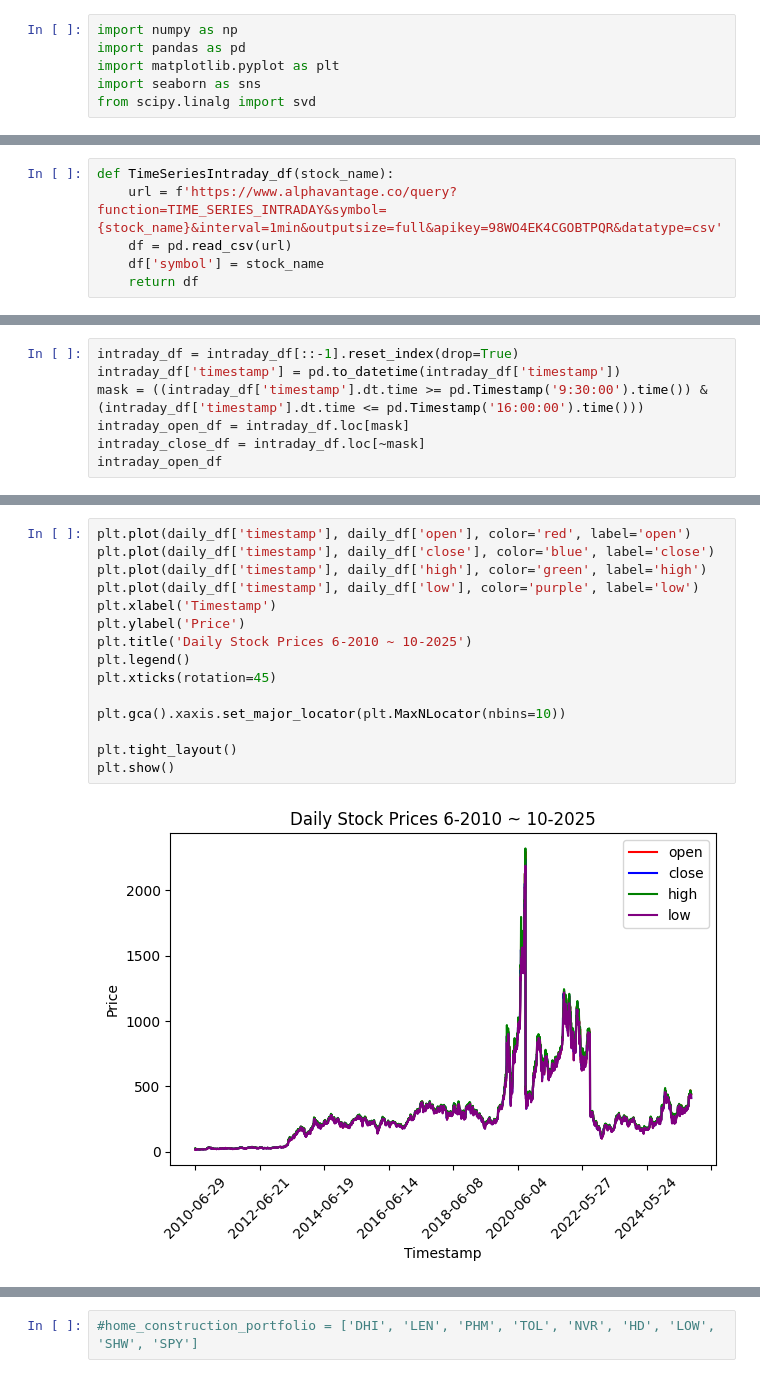
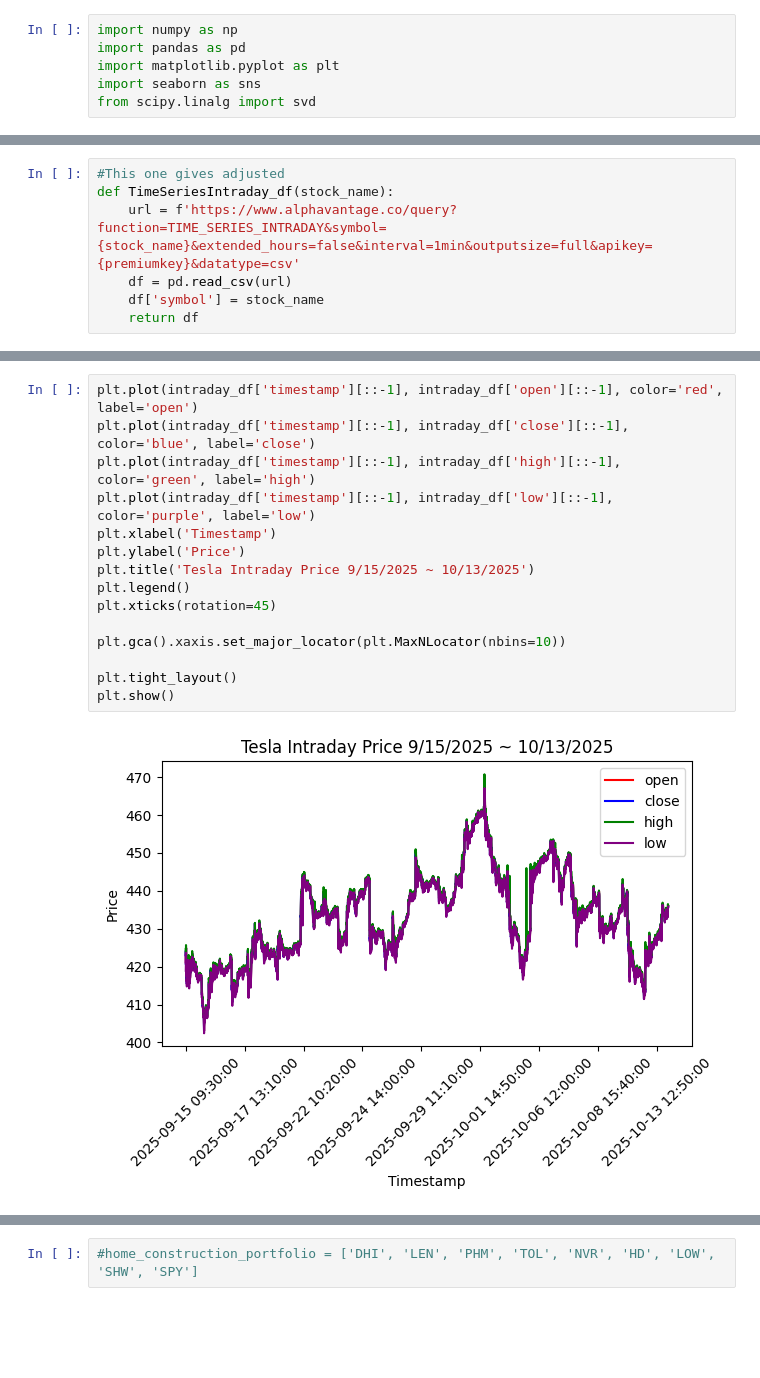
Before and after one commit to ckook24/Koopman-DMD-Algorithm, a Jupyter notebook: Koopman_DMD.ipynb, the cells around one changed output, grey strips where cells are left out. Drawn from its saved outputs; the diff is of its cells as text; blank space fills up the shorter version.

```diff
--- a/Koopman_DMD.ipynb
+++ b/Koopman_DMD.ipynb
@@ -15,8 +19,9 @@ def TimeSeriesDaily_df(stock_name):
     df['symbol'] = stock_name
     return df
 # %%
+#This one gives adjusted
 def TimeSeriesIntraday_df(stock_name):
-    url = f'https://www.alphavantage.co/query?function=TIME_SERIES_INTRADAY&symbol={stock_name}&interval=1min&outputsize=full&apikey=98WO4EK4CGOBTPQR&datatype=csv'
+    url = f'https://www.alphavantage.co/query?function=TIME_SERIES_INTRADAY&symbol={stock_name}&extended_hours=false&interval=1min&outputsize=full&apikey={premiumkey}&datatype=csv'
     df = pd.read_csv(url)
     df['symbol'] = stock_name
     return df
@@ -33,7 +73,0 @@ intraday_df = TimeSeriesIntraday_df('TSLA')
-# %%
-intraday_df = intraday_df[::-1].reset_index(drop=True)
-intraday_df['timestamp'] = pd.to_datetime(intraday_df['timestamp'])
-mask = ((intraday_df['timestamp'].dt.time >= pd.Timestamp('9:30:00').time()) & (intraday_df['timestamp'].dt.time <= pd.Timestamp('16:00:00').time()))
-intraday_open_df = intraday_df.loc[mask]
-intraday_close_df = intraday_df.loc[~mask]
-intraday_open_df
@@ -54,17 +74,17 @@ intraday_open_df
 # %%
-plt.plot(daily_df['timestamp'], daily_df['open'], color='red', label='open')
-plt.plot(daily_df['timestamp'], daily_df['close'], color='blue', label='close')
-plt.plot(daily_df['timestamp'], daily_df['high'], color='green', label='high')
-plt.plot(daily_df['timestamp'], daily_df['low'], color='purple', label='low')
+plt.plot(intraday_df['timestamp'][::-1], intraday_df['open'][::-1], color='red', label='open')
+plt.plot(intraday_df['timestamp'][::-1], intraday_df['close'][::-1], color='blue', label='close')
+plt.plot(intraday_df['timestamp'][::-1], intraday_df['high'][::-1], color='green', label='high')
+plt.plot(intraday_df['timestamp'][::-1], intraday_df['low'][::-1], color='purple', label='low')
 plt.xlabel('Timestamp')
 plt.ylabel('Price')
-plt.title('Daily Stock Prices 6-2010 ~ 10-2025')
+plt.title('Tesla Intraday Price 9/15/2025 ~ 10/13/2025')
 plt.legend()
 plt.xticks(rotation=45)
 
 plt.gca().xaxis.set_major_locator(plt.MaxNLocator(nbins=10))
 
 plt.tight_layout()
 plt.show()
 # %% [output]
-[figure, old version]
+[figure, new version]
```
Also changed, not shown: parts of 55 cells of this notebook.
